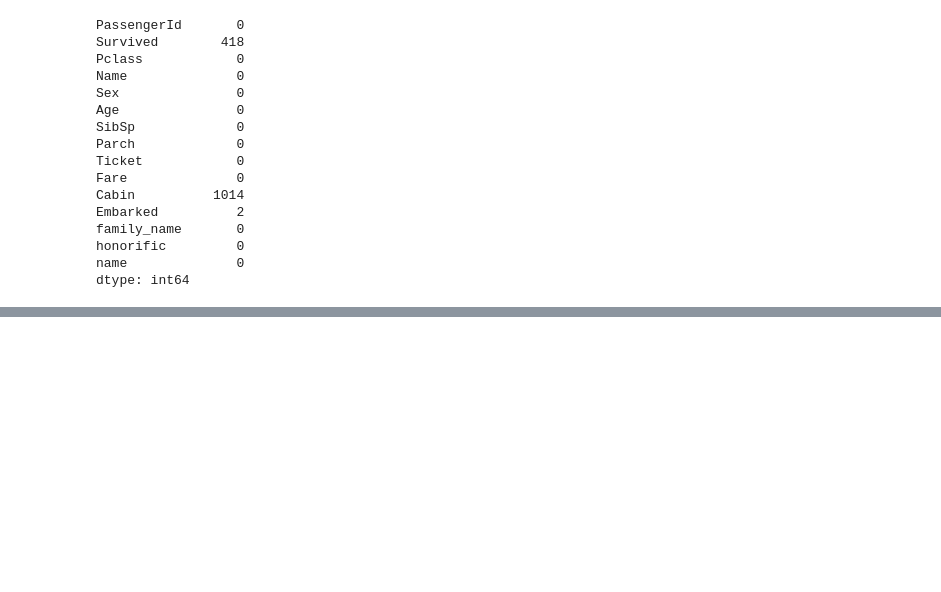
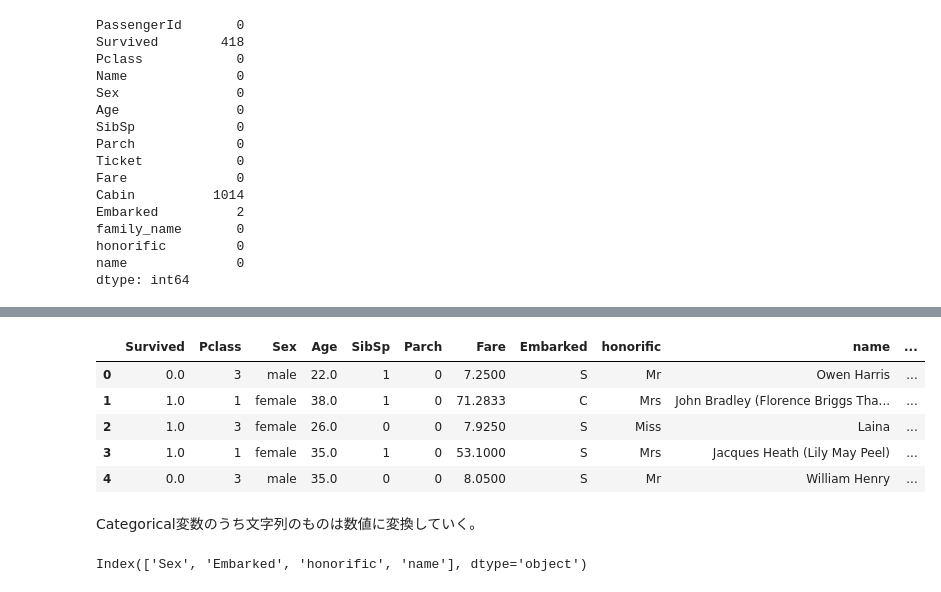
Before and after one commit to 1024xx4/kaggle_titanic, a Jupyter notebook: kaggle_titanic.ipynb, the cells around one changed output, grey strips where cells are left out. Drawn from its saved outputs; the diff is of its cells as text; code cells hidden in the pictures; blank space fills up the shorter version.

```diff
--- a/kaggle_titanic.ipynb
+++ b/kaggle_titanic.ipynb
@@ -623,0 +626,4 @@ dtype: int64
+# %%
+# 家族に関する変数を足して家族人数とする
+df_all["family_num"] = df_all["Parch"] + df_all["SibSp"]
+df_all["family_num"].value_counts()
@@ -623,0 +646,4 @@ dtype: int64
+# %%
+df_all.loc[df_all["family_num"] == 0, "alone"] = 1
+df_all["alone"].fillna(0, inplace=True)
+df_all["alone"].value_counts()
@@ -623,0 +682,17 @@ dtype: int64
+# %%
+df_all = df_all.drop(["PassengerId", "Name", "family_name", "Ticket", "Cabin"], axis=1)
+df_all.head()
+# %% [output]
+|  | Survived | Pclass | Sex | Age | SibSp | Parch | Fare | Embarked | honorific | name | ... |
+| 0 | 0.0 | 3 | male | 22.0 | 1 | 0 | 7.2500 | S | Mr | Owen Harris | ... |
+| 1 | 1.0 | 1 | female | 38.0 | 1 | 0 | 71.2833 | C | Mrs | John Bradley (Florence Briggs Tha... | ... |
+| 2 | 1.0 | 3 | female | 26.0 | 0 | 0 | 7.9250 | S | Miss | Laina | ... |
+| 3 | 1.0 | 1 | female | 35.0 | 1 | 0 | 53.1000 | S | Mrs | Jacques Heath (Lily May Peel) | ... |
+| 4 | 0.0 | 3 | male | 35.0 | 0 | 0 | 8.0500 | S | Mr | William Henry | ... |
+# %% [markdown]
+Categorical変数のうち文字列のものは数値に変換していく。
+# %%
+categories = df_all.columns[df_all.dtypes == "object"]
+print(categories)
+# %% [output]
+Index(['Sex', 'Embarked', 'honorific', 'name'], dtype='object')
```
Also changed, not shown: parts of 20 cells of this notebook, 1 other file.
